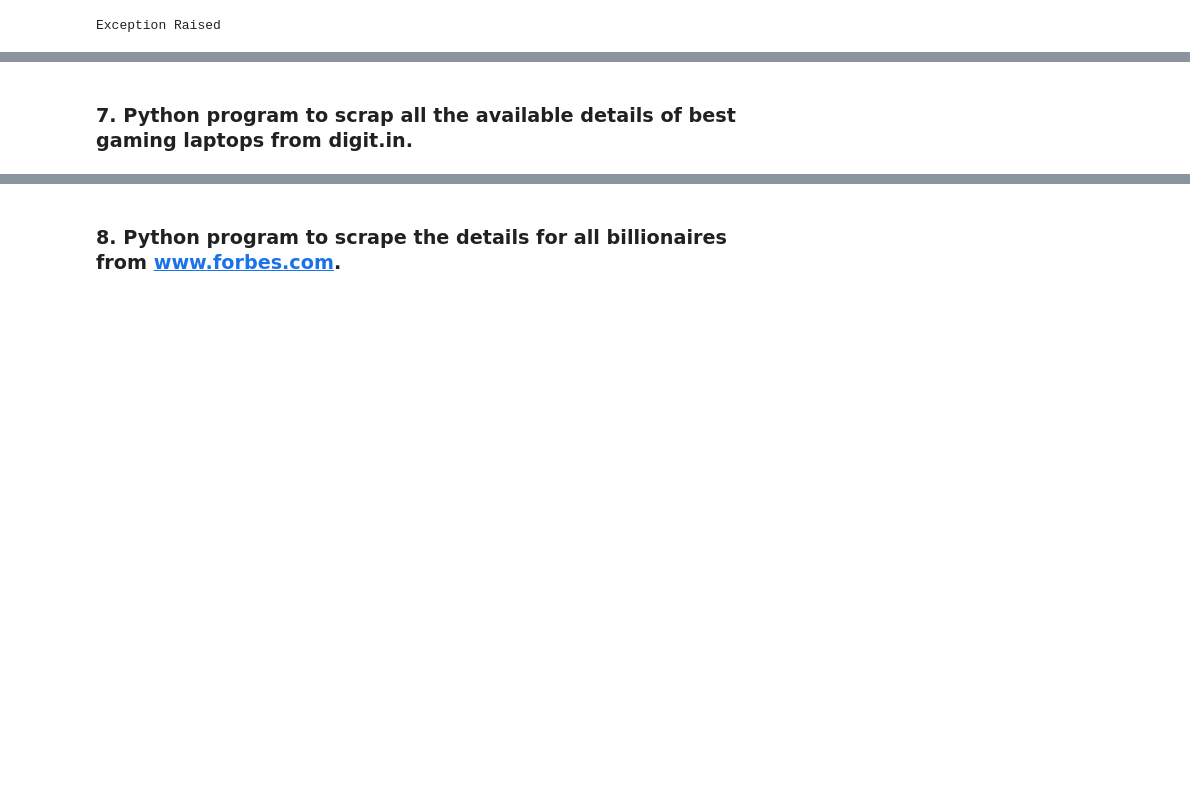
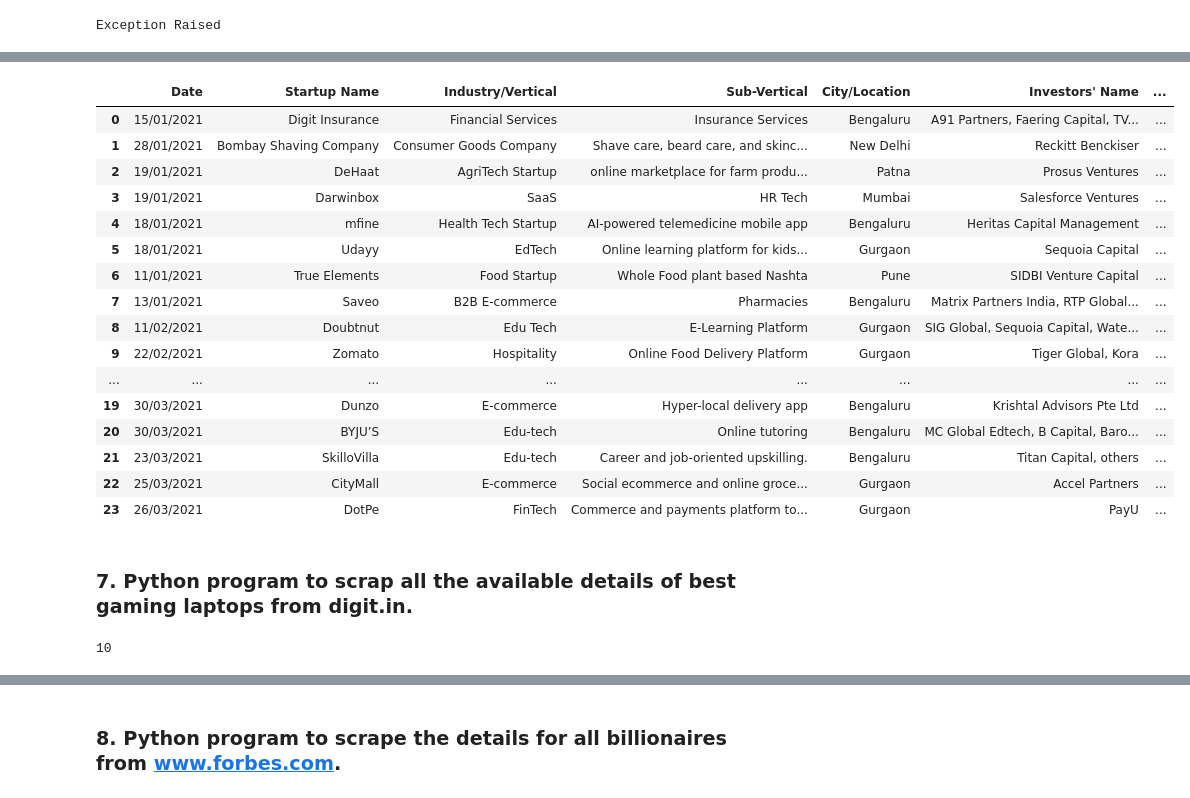
Before and after one commit to vsteffin/Internship, a Jupyter notebook: Web Scraping Assignment - 3/WEB SCRAPING-ASSIGNMENT 3.ipynb, the cells around one changed output, grey strips where cells are left out. Drawn from its saved outputs; the diff is of its cells as text; code cells hidden in the pictures; blank space fills up the shorter version.

```diff
--- a/Web Scraping Assignment - 3/WEB SCRAPING-ASSIGNMENT 3.ipynb
+++ b/Web Scraping Assignment - 3/WEB SCRAPING-ASSIGNMENT 3.ipynb
@@ -304,0 +46,15 @@ amazon_products
+# %%
+#Getting the url for iteration.
+curren_url = driver.current_url
+keyword = re.compile(r'https://www\.amazon\.in/s\?k=[a-zA-Z0-9]+&page=')
+aurl = keyword.finditer(curren_url)
+for i in aurl:
+    a = i.group(0)
+url = []
+for page in range (1,4):
+    driver.get(str(a+str(page)))
+    time.sleep(3)
+    url_tags = driver.find_elements_by_xpath("//h2[@class = 'a-size-mini a-spacing-none a-color-base s-line-clamp-4' or @class = 'a-size-mini a-spacing-none a-color-base s-line-clamp-2']/a")
+    for ur in url_tags:
+        url.append(ur.get_attribute('href'))
+len(url)
@@ -771,3 +661,33 @@ print(march_data)
+# %%
+funding_deals = pd.DataFrame({})
+funding_deals['Date'] = date
+funding_deals['Startup Name'] = startup
+funding_deals['Industry/Vertical'] = industry
+funding_deals['Sub-Vertical'] =  sub_vertical
+funding_deals['City/Location'] = location
+funding_deals["Investors' Name"] = investor
+funding_deals['Investment Type'] = investment
+funding_deals['Amount(In USD)'] = amount
+
+funding_deals
+# %% [output]
+|  | Date | Startup Name | Industry/Vertical | Sub-Vertical | City/Location | Investors' Name | ... |
+| 0 | 15/01/2021 | Digit Insurance | Financial Services | Insurance Services | Bengaluru | A91 Partners, Faering Capital, TV... | ... |
+| 1 | 28/01/2021 | Bombay Shaving Company | Consumer Goods Company | Shave care, beard care, and skinc... | New Delhi | Reckitt Benckiser | ... |
+| 2 | 19/01/2021 | DeHaat | AgriTech Startup | online marketplace for farm produ... | Patna | Prosus Ventures | ... |
+| 3 | 19/01/2021 | Darwinbox | SaaS | HR Tech | Mumbai | Salesforce Ventures | ... |
+| 4 | 18/01/2021 | mfine | Health Tech Startup | AI-powered telemedicine mobile app | Bengaluru | Heritas Capital Management | ... |
+| 5 | 18/01/2021 | Udayy | EdTech | Online learning platform for kids... | Gurgaon | Sequoia Capital | ... |
+| 6 | 11/01/2021 | True Elements | Food Startup | Whole Food plant based Nashta | Pune | SIDBI Venture Capital | ... |
+| 7 | 13/01/2021 | Saveo | B2B E-commerce | Pharmacies | Bengaluru | Matrix Partners India, RTP Global... | ... |
+| 8 | 11/02/2021 | Doubtnut | Edu Tech | E-Learning Platform | Gurgaon | SIG Global, Sequoia Capital, Wate... | ... |
+| 9 | 22/02/2021 | Zomato | Hospitality | Online Food Delivery Platform | Gurgaon | Tiger Global, Kora | ... |
+| ... | ... | ... | ... | ... | ... | ... | ... |
+| 19 | 30/03/2021 | Dunzo | E-commerce | Hyper-local delivery app | Bengaluru | Krishtal Advisors Pte Ltd | ... |
+| 20 | 30/03/2021 | BYJU’S | Edu-tech | Online tutoring | Bengaluru | MC Global Edtech, B Capital, Baro... | ... |
+| 21 | 23/03/2021 | SkilloVilla | Edu-tech | Career and job-oriented upskilling. | Bengaluru | Titan Capital, others | ... |
+| 22 | 25/03/2021 | CityMall | E-commerce | Social ecommerce and online groce... | Gurgaon | Accel Partners | ... |
+| 23 | 26/03/2021 | DotPe | FinTech | Commerce and payments platform to... | Gurgaon | PayU | ... |
 # %%
 driver.quit()
 # %% [markdown]
@@ -807 +724,11 @@ next_button = driver.find_element_by_css_selector("body > div.Center-block > div
+# %%
+#Extracting the urls for products from first page.
+url = []
+
+url_tags = driver.find_elements_by_xpath("//div[@class = 'searchPage']/a")
+for ur in url_tags:
+    url.append(ur.get_attribute('href'))
+print(len(url))
+# %% [output]
+10
 # %%
```
Also changed, not shown: parts of 32 cells of this notebook.
